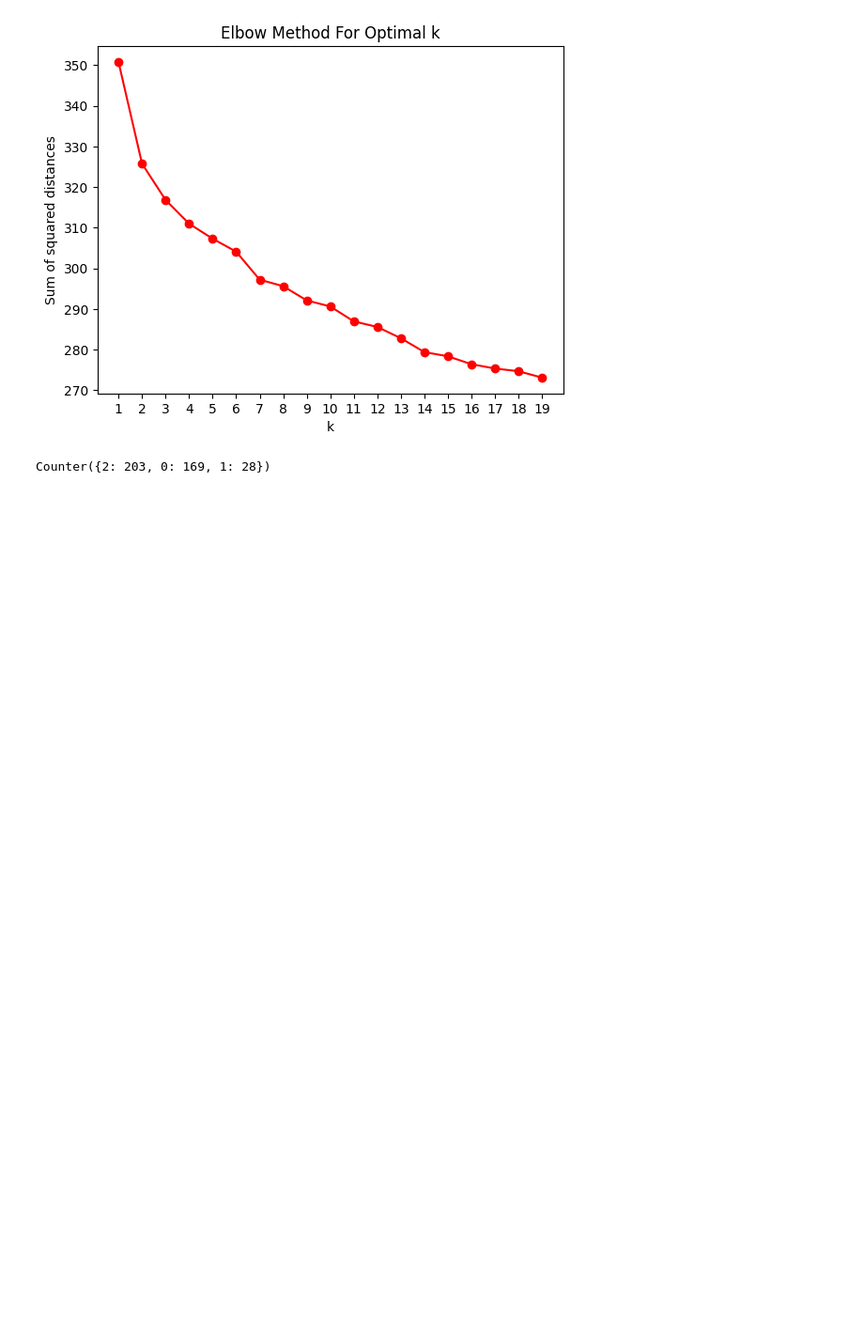
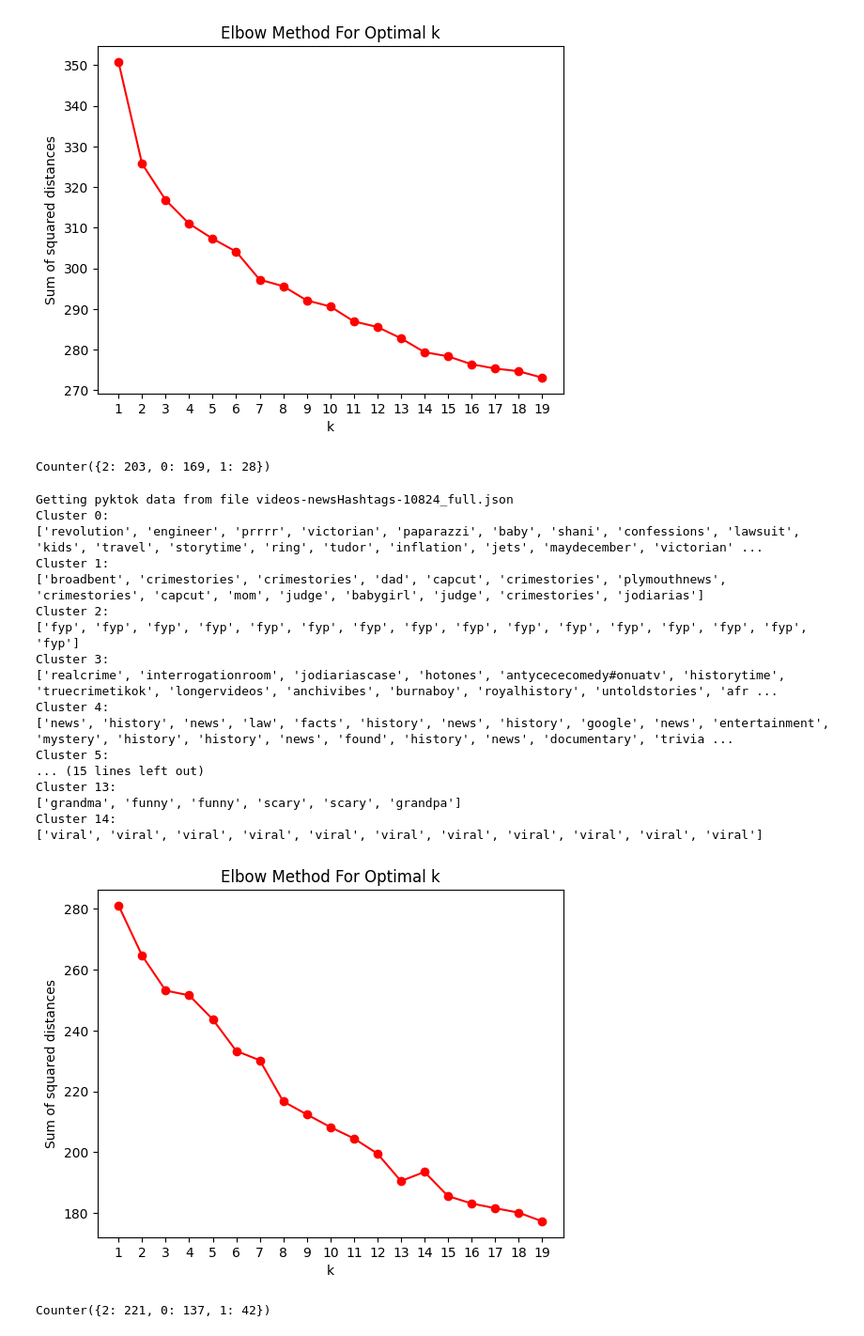
Before and after one commit to ep108/CS315_Project2_Group1, a Jupyter notebook: analysis/clustering.ipynb, the cells around one changed output. Shown at 94% size. Drawn from its saved outputs; the diff is of its cells as text; code cells hidden in the pictures; blank space fills up the shorter version.

Commit message:
update clustering

```diff
--- a/analysis/clustering.ipynb
+++ b/analysis/clustering.ipynb
@@ -20,7 +20,7 @@ pyktok_dir = f'{main_dir}/pyktok-results'
 
 embed = hub.load("https://tfhub.dev/google/universal-sentence-encoder/4")
 
-def getsuggested_words(filename):
+def getsuggested_wordsfromcsv(filename):
     sugg_words = []
     file = f'{pyktok_dir}/{filename}'
     print(f'Getting pyktok data from file {file}')
@@ -29,6 +29,15 @@ def getsuggested_words(filename):
         if row['suggested_words']:
             sugg_words += str(row['suggested_words']).split(',')
     return sugg_words
+
+def getsuggested_wordsfromjson(filename):
+    sugg_words = []
+    file = f'{filename}'
+    print(f'Getting pyktok data from file {file}')
+    metadatadict = json.loads(json.load(open(filename)))
+    for video in metadatadict['data']:
+        sugg_words += video[3]
+    return sugg_words
 # %%
 def elbowMethod(embeddings, maxK):
     """
@@ -123,3 +131,39 @@ fig.update_traces(textposition='top center',
 
 fig.update_layout(title='Embeddings of TikTok News Hashtags', width=800, height=800)
 fig.show()
+# %%
+#filtered data
+newswords10824 = sample(getsuggested_wordsfromjson('videos-newsHashtags-10824_full.json'),400)
+newswords10824
+
+embednews10824 = embed(newswords10824)
+
+callKmeans(15,embednews10824,newswords10824)
+
+elbowMethod(embednews10824, 20)
+# %% [output]
+Getting pyktok data from file videos-newsHashtags-10824_full.json
+Cluster 0:
+['revolution', 'engineer', 'prrrr', 'victorian', 'paparazzi', 'baby', 'shani', 'confessions', 'lawsuit', 'kids', 'travel', 'storytime', 'ring', 'tudor', 'inflation', 'jets', 'maydecember', 'victorian' ...
+Cluster 1:
+['broadbent', 'crimestories', 'crimestories', 'dad', 'capcut', 'crimestories', 'plymouthnews', 'crimestories', 'capcut', 'mom', 'judge', 'babygirl', 'judge', 'crimestories', 'jodiarias']
+Cluster 2:
+['fyp', 'fyp', 'fyp', 'fyp', 'fyp', 'fyp', 'fyp', 'fyp', 'fyp', 'fyp', 'fyp', 'fyp', 'fyp', 'fyp', 'fyp', 'fyp']
+Cluster 3:
+['realcrime', 'interrogationroom', 'jodiariascase', 'hotones', 'antycececomedy#onuatv', 'historytime', 'truecrimetikok', 'longervideos', 'anchivibes', 'burnaboy', 'royalhistory', 'untoldstories', 'afr ...
+Cluster 4:
+['news', 'history', 'news', 'law', 'facts', 'history', 'news', 'history', 'google', 'news', 'entertainment', 'mystery', 'history', 'history', 'news', 'found', 'history', 'news', 'documentary', 'trivia ...
+Cluster 5:
+... (15 lines left out)
+Cluster 13:
+['grandma', 'funny', 'funny', 'scary', 'scary', 'grandpa']
+Cluster 14:
+['viral', 'viral', 'viral', 'viral', 'viral', 'viral', 'viral', 'viral', 'viral', 'viral', 'viral']
+[figure, added]
+# %%
+k = 3
+kmeans = KMeans(n_clusters=k, random_state=42)
+clustersN = kmeans.fit_predict(embednews10824)
+Counter(clusters)
+# %% [output]
+Counter({2: 221, 0: 137, 1: 42})
```
Also changed, not shown: parts of 2 cells of this notebook.
